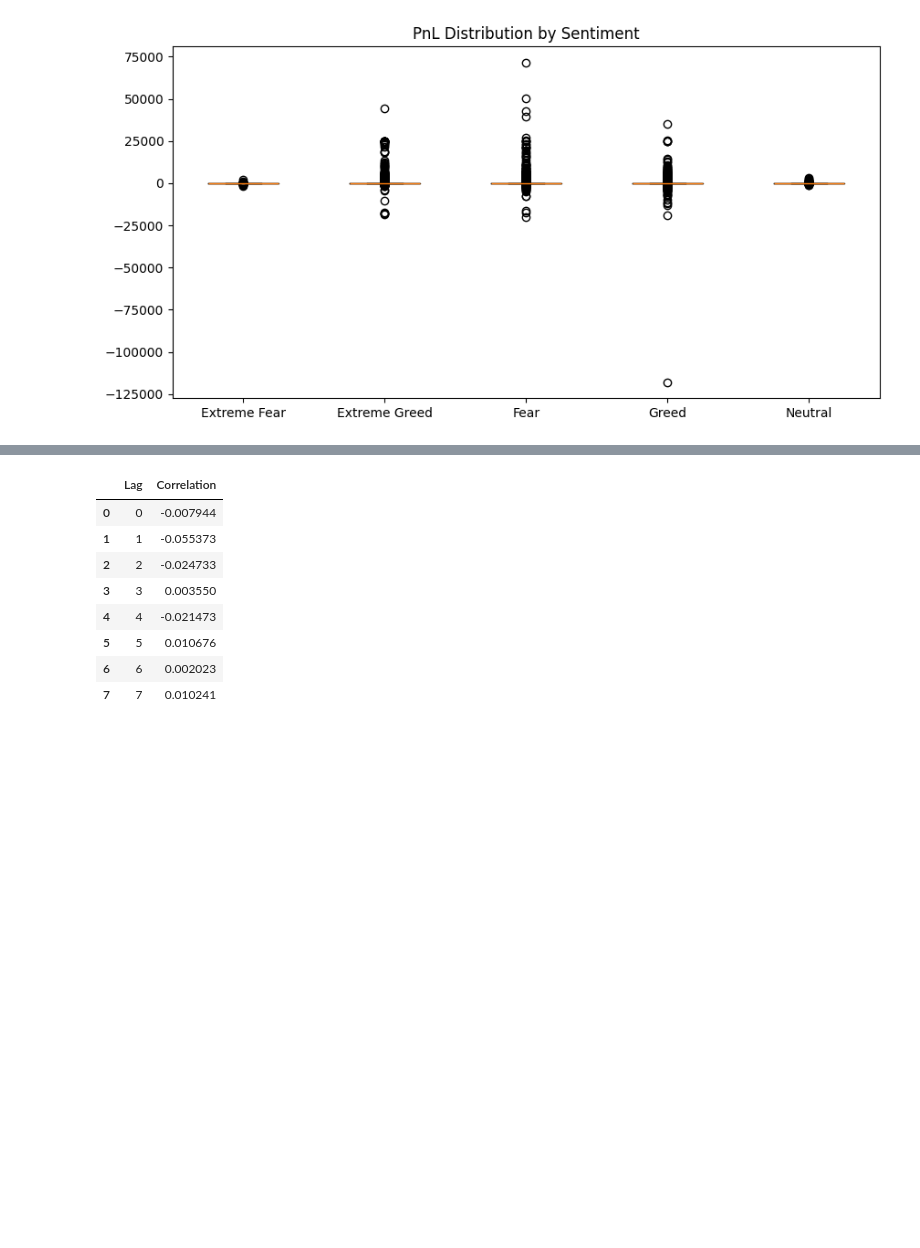
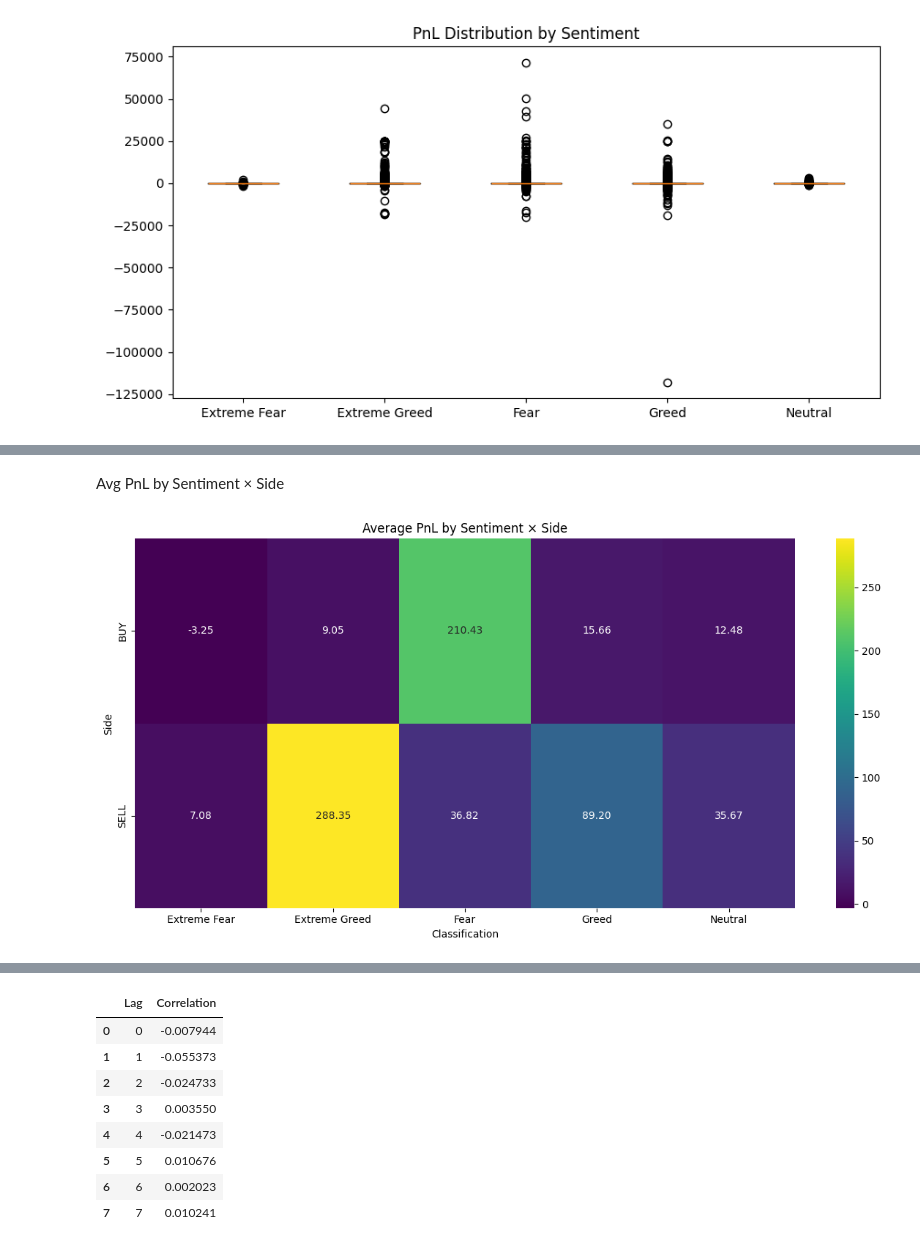
Before and after one commit to TheRealNeelaksh/primeTrade, a Jupyter notebook: main_notebook.ipynb, the cells around one changed output, grey strips where cells are left out. Drawn from its saved outputs; the diff is of its cells as text; code cells hidden in the pictures; blank space fills up the shorter version.

```diff
--- a/main_notebook.ipynb
+++ b/main_notebook.ipynb
@@ -223,0 +244,19 @@ plt.show()
+# %% [markdown]
+Avg PnL by Sentiment × Side
+# %%
+plt.figure(figsize=(12,6))
+
+heat2 = seg.pivot_table(
+    index='Side',
+    columns='Classification',
+    values='avg_pnl'
+)
+
+sns.heatmap(heat2, annot=True, cmap="viridis", fmt=".2f")
+plt.title("Average PnL by Sentiment × Side")
+
+plt.tight_layout()
+plt.savefig("outputs/avgpnl_side_sentiment_heatmap.png")
+plt.show()
+# %% [output]
+[figure, added]
```
Also changed, not shown: parts of 11 cells of this notebook, 1 other file.
